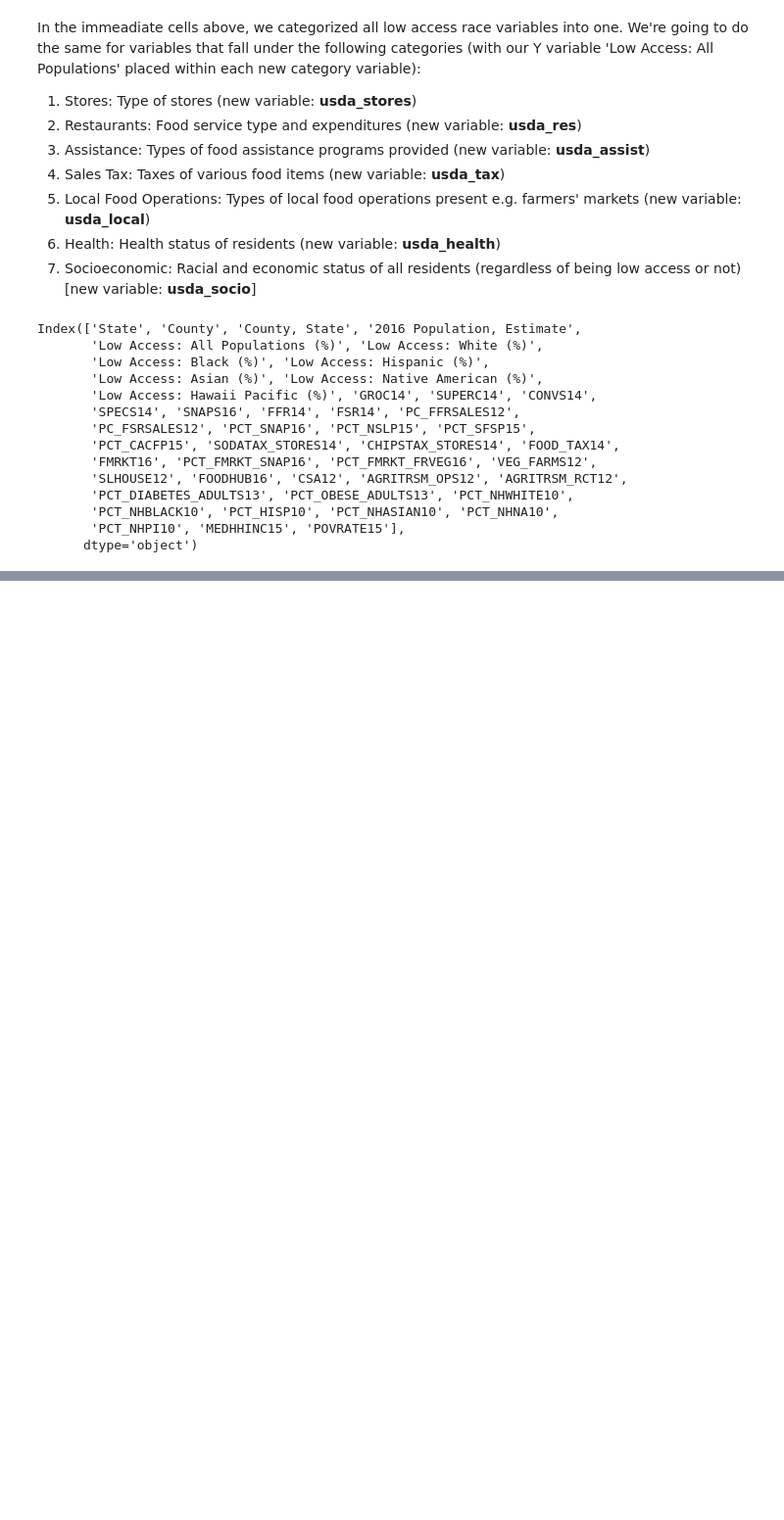
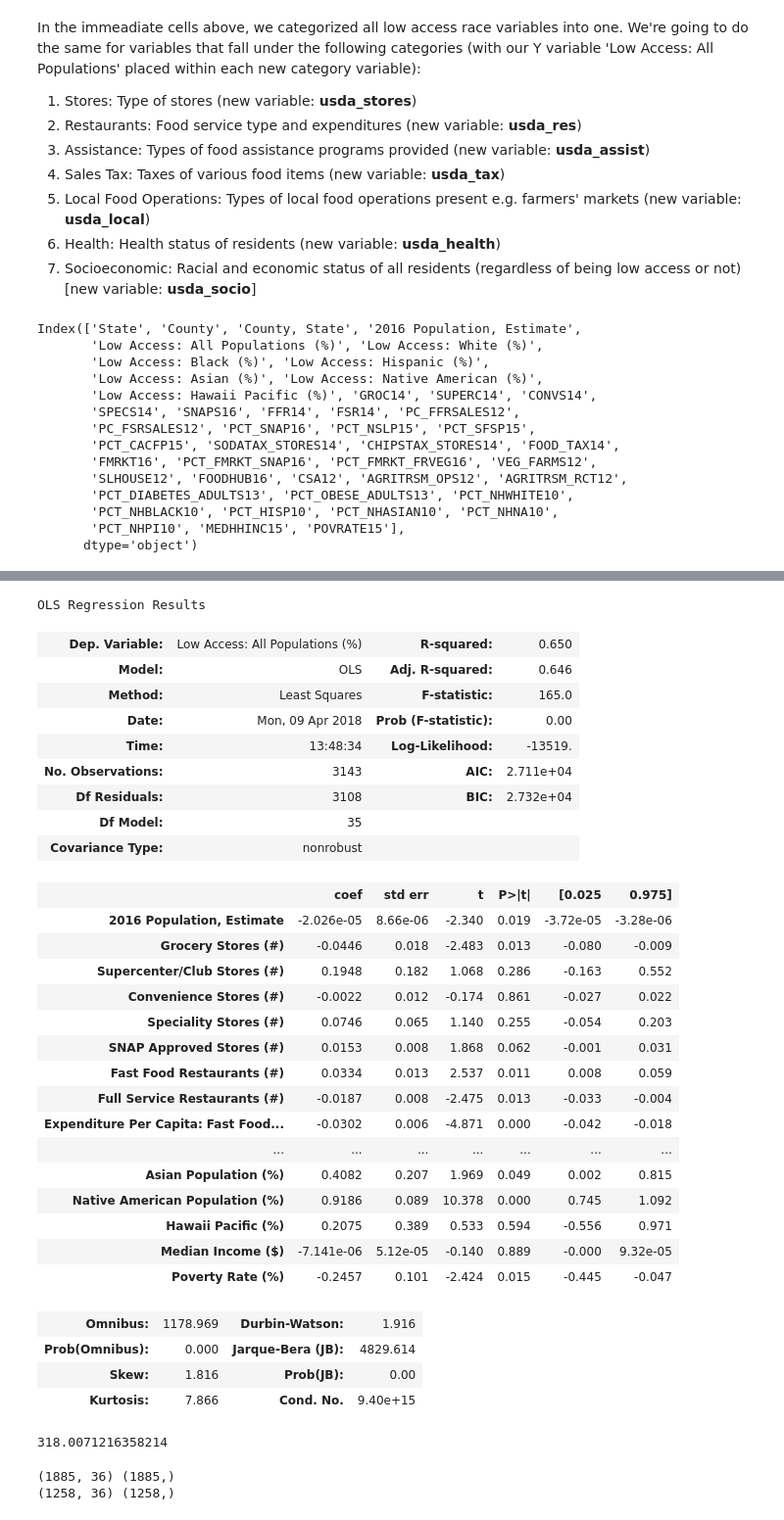
Before and after one commit to rioarthur/Capstone, a Jupyter notebook: 00_intro.ipynb, the cells around one changed output, grey strips where cells are left out. Shown at 98% size. Saved outputs shown, nothing was run; the diff lists cells and outputs as text; code cells hidden in the pictures; blank space fills up the shorter version.

```diff
--- a/00_intro.ipynb
+++ b/00_intro.ipynb
@@ -308,0 +323,12 @@ for var in usda_list:
+# %%
+# Set up the dependent variable (Low Access: All Populations (%)) and independent variables (everything else)
+# Dropping 'Low Access: All Populations (%)' variable and additional location data from df with other variables
+# Add a constant to the independent dataframe
+
+usda_indep = usda.drop(['Low Access: All Populations (%)','Low Access: White (%)',
+                        'Low Access: Black (%)','Low Access: Hispanic (%)', 'Low Access: Asian (%)',
+                        'Low Access: Native American (%)', 'Low Access: Hawaii Pacific (%)',
+                        'State', 'County', 'County, State'], axis = 1)
+
+dep = usda['Low Access: All Populations (%)']
+indep = usda_indep
@@ -308,0 +345,36 @@ for var in usda_list:
+# %%
+# Setting up the OLS model, fitting it, and reviewing the summary
+model = sm.OLS(dep, indep)
+results = model.fit()
+results.summary()
+# %% [output]
+OLS Regression Results
+| Dep. Variable: | Low Access: All Populations (%) | R-squared: | 0.650 |
+| Model: | OLS | Adj. R-squared: | 0.646 |
+| Method: | Least Squares | F-statistic: | 165.0 |
+| Date: | Mon, 09 Apr 2018 | Prob (F-statistic): | 0.00 |
+| Time: | 13:48:34 | Log-Likelihood: | -13519. |
+| No. Observations: | 3143 | AIC: | 2.711e+04 |
+| Df Residuals: | 3108 | BIC: | 2.732e+04 |
+| Df Model: | 35 |  |  |
+| Covariance Type: | nonrobust |  |  |
+|  | coef | std err | t | P>|t| | [0.025 | 0.975] |
+| 2016 Population, Estimate | -2.026e-05 | 8.66e-06 | -2.340 | 0.019 | -3.72e-05 | -3.28e-06 |
+| Grocery Stores (#) | -0.0446 | 0.018 | -2.483 | 0.013 | -0.080 | -0.009 |
+| Supercenter/Club Stores (#) | 0.1948 | 0.182 | 1.068 | 0.286 | -0.163 | 0.552 |
+| Convenience Stores (#) | -0.0022 | 0.012 | -0.174 | 0.861 | -0.027 | 0.022 |
+| Speciality Stores (#) | 0.0746 | 0.065 | 1.140 | 0.255 | -0.054 | 0.203 |
+| SNAP Approved Stores (#) | 0.0153 | 0.008 | 1.868 | 0.062 | -0.001 | 0.031 |
+| Fast Food Restaurants (#) | 0.0334 | 0.013 | 2.537 | 0.011 | 0.008 | 0.059 |
+| Full Service Restaurants (#) | -0.0187 | 0.008 | -2.475 | 0.013 | -0.033 | -0.004 |
+| Expenditure Per Capita: Fast Food... | -0.0302 | 0.006 | -4.871 | 0.000 | -0.042 | -0.018 |
+| ... | ... | ... | ... | ... | ... | ... |
+| Asian Population (%) | 0.4082 | 0.207 | 1.969 | 0.049 | 0.002 | 0.815 |
+| Native American Population (%) | 0.9186 | 0.089 | 10.378 | 0.000 | 0.745 | 1.092 |
+| Hawaii Pacific (%) | 0.2075 | 0.389 | 0.533 | 0.594 | -0.556 | 0.971 |
+| Median Income ($) | -7.141e-06 | 5.12e-05 | -0.140 | 0.889 | -0.000 | 9.32e-05 |
+| Poverty Rate (%) | -0.2457 | 0.101 | -2.424 | 0.015 | -0.445 | -0.047 |
+| Omnibus: | 1178.969 | Durbin-Watson: | 1.916 |
+| Prob(Omnibus): | 0.000 | Jarque-Bera (JB): | 4829.614 |
+| Skew: | 1.816 | Prob(JB): | 0.00 |
+| Kurtosis: | 7.866 | Cond. No. | 9.40e+15 |
@@ -308,0 +397,14 @@ for var in usda_list:
+# %%
+# Calculating the MSE
+metrics.mean_squared_error(y_pred = predicted, y_true = true)
+# %% [output]
+318.0071216358214
+# %%
+# Setting the test size to 30%
+# Print out the training and test set sizes
+X_train, X_test, y_train, y_test = train_test_split(indep, dep, test_size=0.4)
+print(X_train.shape, y_train.shape)
+print(X_test.shape, y_test.shape)
+# %% [output]
+(1885, 36) (1885,)
+(1258, 36) (1258,)
```
Also changed, not shown: parts of 19 cells of this notebook.
